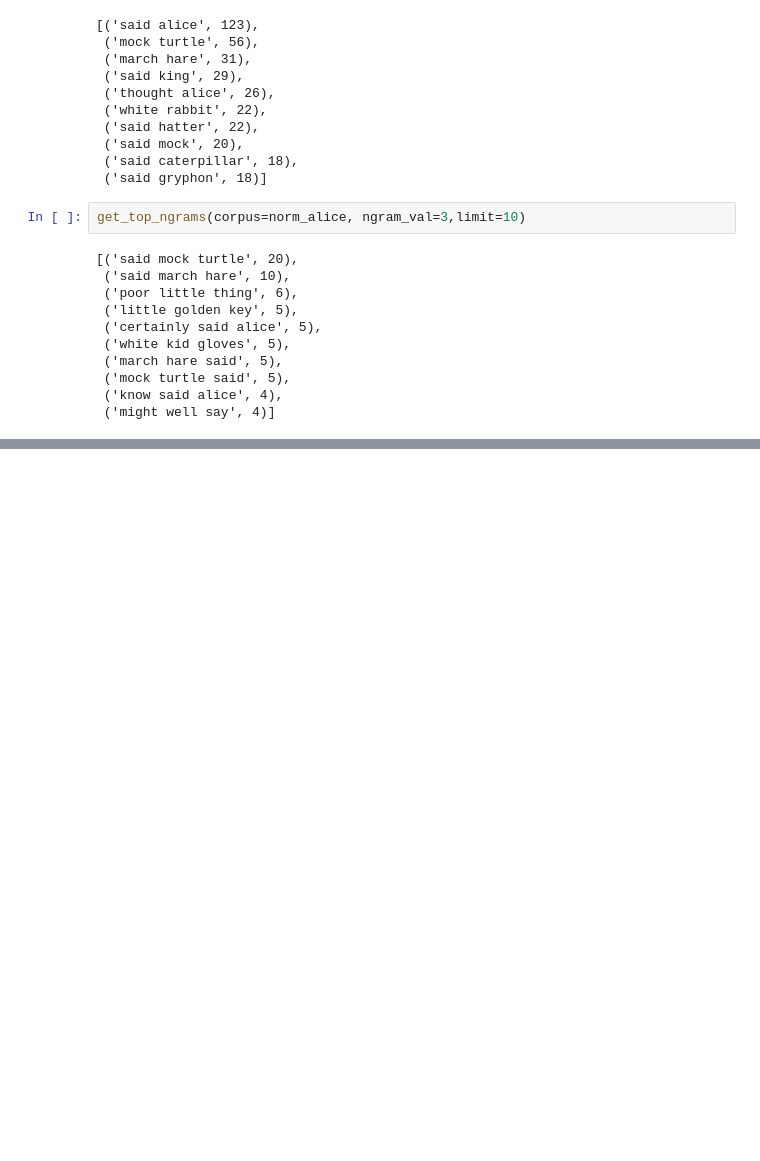
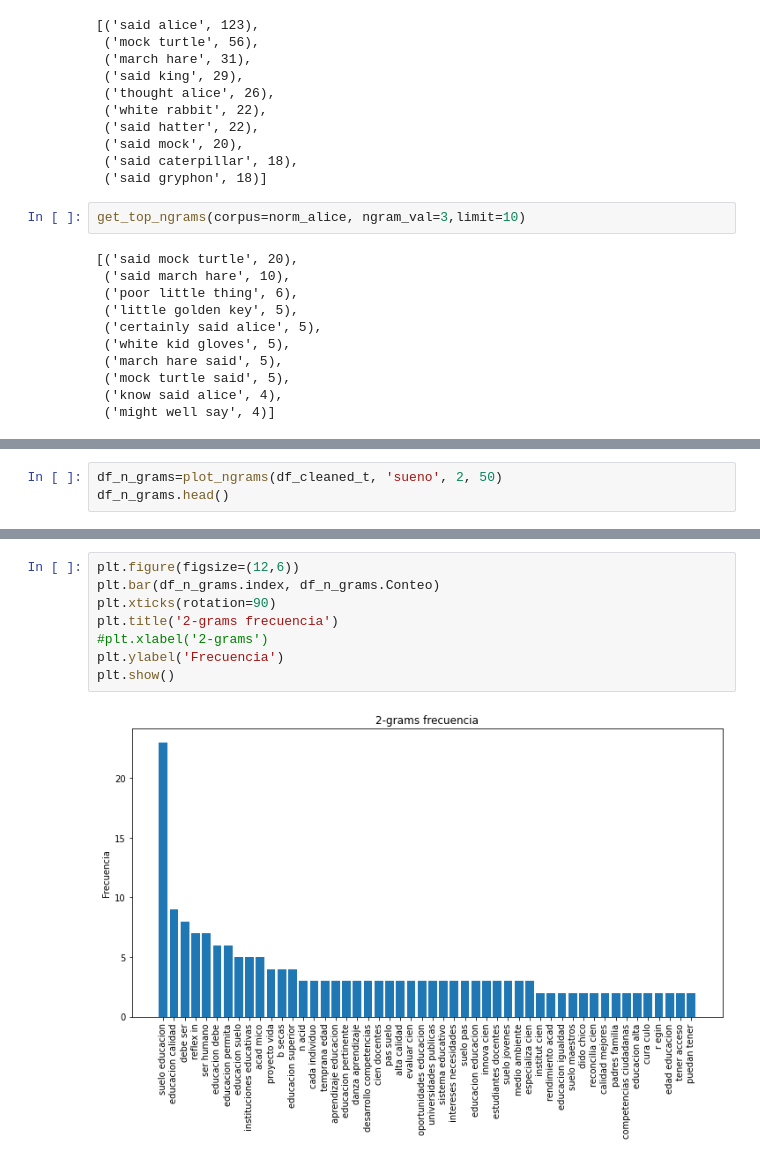
Before and after one commit to dfbustosus/Curso-NLP-Python, a Jupyter notebook: Clase 8. Extraccion de frases y palabras clave (n-grams).ipynb, the cells around one changed output, grey strips where cells are left out. Saved outputs shown, nothing was run; the diff lists cells and outputs as text; blank space fills up the shorter version.

```diff
--- a/Clase 8. Extraccion de frases y palabras clave (n-grams).ipynb
+++ b/Clase 8. Extraccion de frases y palabras clave (n-grams).ipynb
@@ -141,0 +465,3 @@ Bien y ahora que pasa si tenemos el idiona español?. Vamos a trabajar con un ej
+# %%
+df_n_grams=plot_ngrams(df_cleaned_t, 'sueno', 2, 50)
+df_n_grams.head()
@@ -141,0 +475,10 @@ Bien y ahora que pasa si tenemos el idiona español?. Vamos a trabajar con un ej
+# %%
+plt.figure(figsize=(12,6))
+plt.bar(df_n_grams.index, df_n_grams.Conteo)
+plt.xticks(rotation=90)
+plt.title('2-grams frecuencia')
+#plt.xlabel('2-grams')
+plt.ylabel('Frecuencia')
+plt.show()
+# %% [output]
+[figure, added]
```
Also changed, not shown: parts of 16 cells of this notebook, 2 other files.
